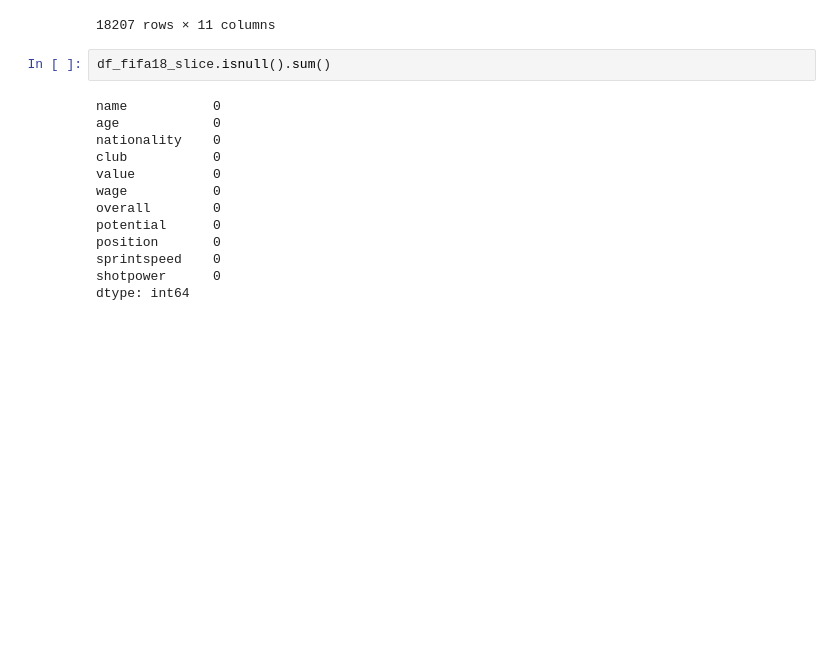
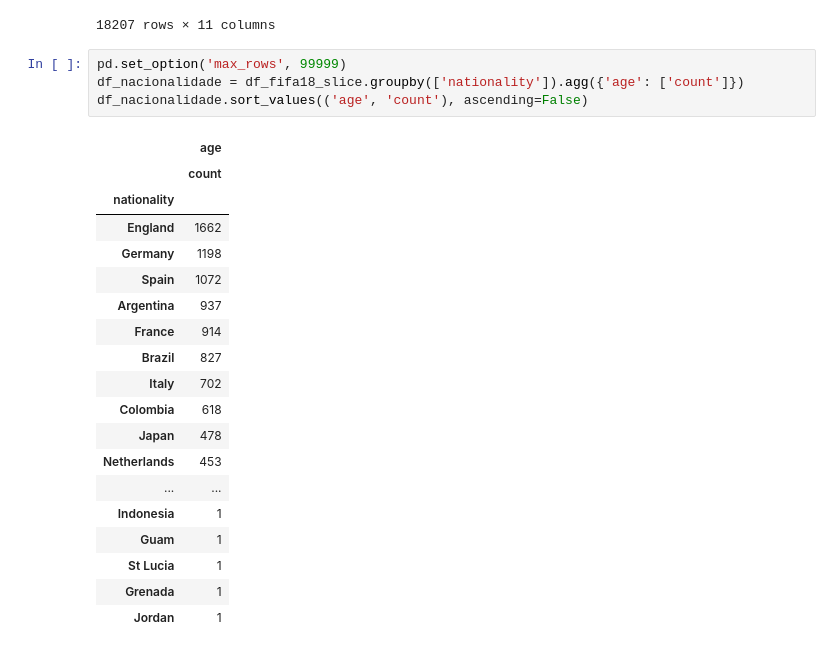
Before and after one commit to Mvital74/datasharing, a Jupyter notebook: exercicio_9.ipynb, the cells around one changed output. Saved outputs shown, nothing was run; the diff lists cells and outputs as text; blank space fills up the shorter version.

```diff
--- a/exercicio_9.ipynb
+++ b/exercicio_9.ipynb
@@ -205,18 +205,27 @@ df_fifa18_slice
 | 246268 | D. Walker-Rice | 17 | England | Tranmere Rovers | 60000.0 | 1000 | 47 | 66 | Tranmere Rovers | 60.0 | ... |
 | 246269 | G. Nugent | 16 | England | Tranmere Rovers | 60000.0 | 1000 | 46 | 66 | Tranmere Rovers | 55.0 | ... |
 18207 rows × 11 columns
-# %%
-df_fifa18_slice.isnull().sum()
-# %% [output]
-name           0
-age            0
-nationality    0
-club           0
-value          0
-wage           0
-overall        0
-potential      0
-position       0
-sprintspeed    0
-shotpower      0
-dtype: int64
+# %%
+pd.set_option('max_rows', 99999)
+df_nacionalidade = df_fifa18_slice.groupby(['nationality']).agg({'age': ['count']})
+df_nacionalidade.sort_values(('age', 'count'), ascending=False)
+# %% [output]
+|  | age |
+|  | count |
+| nationality |  |
+| England | 1662 |
+| Germany | 1198 |
+| Spain | 1072 |
+| Argentina | 937 |
+| France | 914 |
+| Brazil | 827 |
+| Italy | 702 |
+| Colombia | 618 |
+| Japan | 478 |
+| Netherlands | 453 |
+| ... | ... |
+| Indonesia | 1 |
+| Guam | 1 |
+| St Lucia | 1 |
+| Grenada | 1 |
+| Jordan | 1 |
```
